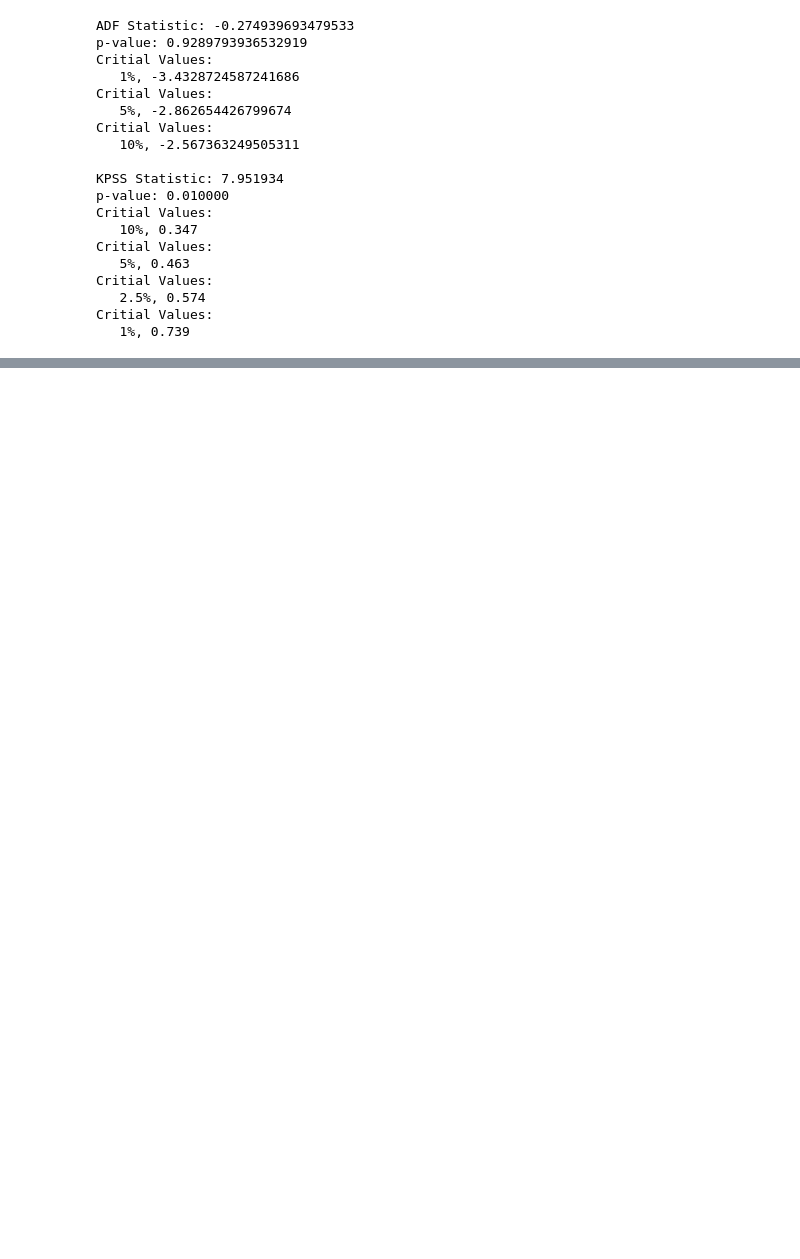
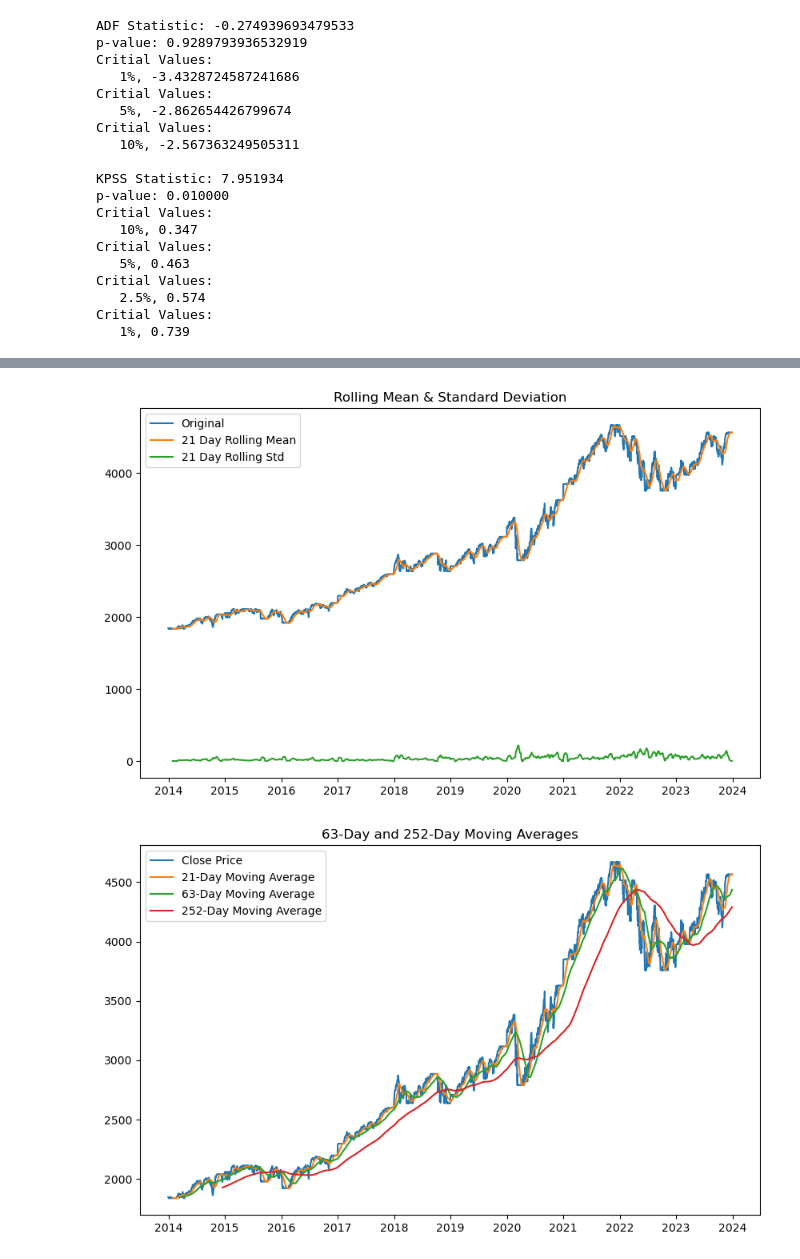
Before and after one commit to nozomu2020264/Capstone-Project---2020264-, a Jupyter notebook: S&P 500 - TS Analysis.ipynb, the cells around one changed output, grey strips where cells are left out. Cells and saved outputs as stored; diff of their text form; code cells hidden in the pictures; blank space fills up the shorter version.

```diff
--- a/S&P 500 - TS Analysis.ipynb
+++ b/S&P 500 - TS Analysis.ipynb
@@ -438,0 +546,43 @@ The approches will be evaluated in the forecasting stage, pointing which one has
+# %%
+# Rolling Statistics and Moving Averages
+rolling_mean_21 = capped_df['Close'].rolling(window=21).mean()
+rolling_std_21 = capped_df['Close'].rolling(window=21).std()
+
+# Long-term moving averages
+rolling_mean_21 = capped_df['Close'].rolling(window=21).mean()
+rolling_mean_63 = capped_df['Close'].rolling(window=63).mean()
+rolling_mean_252 = capped_df['Close'].rolling(window=252).mean()
+
+# Volatility Analysis (Rolling volatility with a 30-day window)
+volatility_21 = capped_df['Close'].pct_change().rolling(window=21).std() * (252**0.5)  # Annualized volatility
+
+# Visualizations
+
+# Plotting rolling statistics
+plt.figure(figsize=(10,6))
+plt.plot(capped_df['Close'], label='Original')
+plt.plot(rolling_mean_21, label='21 Day Rolling Mean')
+plt.plot(rolling_std_21, label='21 Day Rolling Std')
+plt.title('Rolling Mean & Standard Deviation')
+plt.legend()
+plt.show()
+
+# Plot moving averages
+plt.figure(figsize=(10,6))
+plt.plot(capped_df['Close'], label='Close Price')
+plt.plot(rolling_mean_21, label='21-Day Moving Average')
+plt.plot(rolling_mean_63, label='63-Day Moving Average')
+plt.plot(rolling_mean_252, label='252-Day Moving Average')
+plt.title('63-Day and 252-Day Moving Averages')
+plt.legend()
+plt.show()
+
+# Plot volatility
+plt.figure(figsize=(10,6))
+plt.plot(volatility_21, label='21 Day Volatility')
+plt.title('Rolling Volatility (21 Day)')
+plt.legend()
+plt.show()
+# %% [output]
+[figure, added]
+[figure, added]
```
Also changed, not shown: parts of 61 cells of this notebook.
